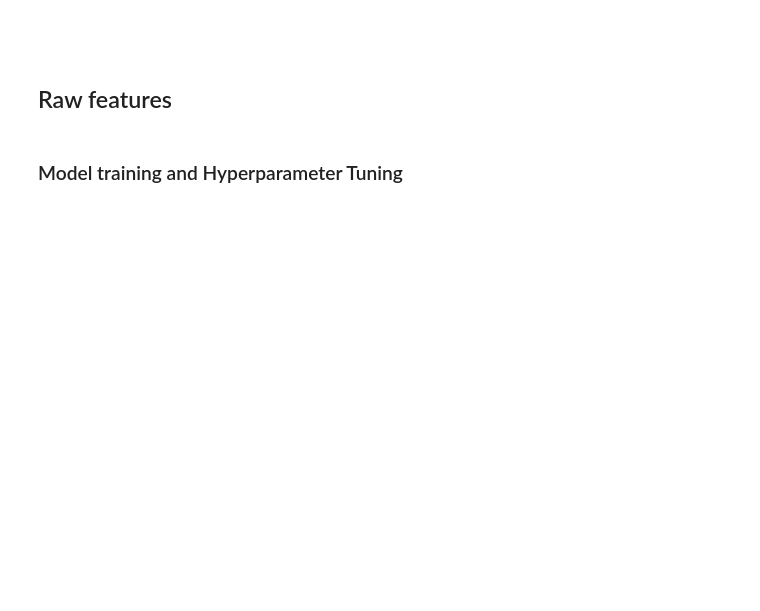
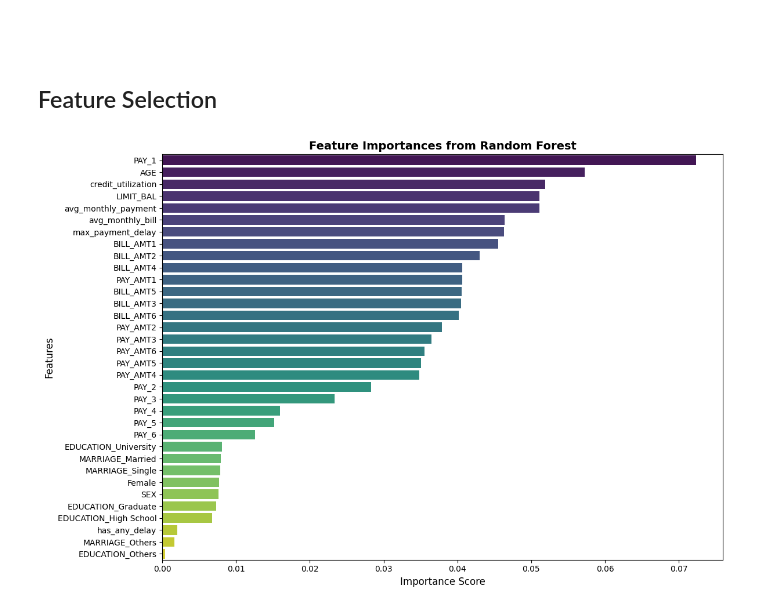
Before and after one commit to guillermoArr/default_credit_prediction, a Jupyter notebook: notebooks/3.1.01-gar-default-classification-models.ipynb, the cells around one changed output. Drawn from its saved outputs; the diff is of its cells as text; code cells hidden in the pictures; blank space fills up the shorter version.

```diff
--- a/notebooks/3.1.01-gar-default-classification-models.ipynb
+++ b/notebooks/3.1.01-gar-default-classification-models.ipynb
@@ -20,16 +20,27 @@ import seaborn as sns
 import sidetable
 
 # Extras
+from datetime import datetime
 import warnings
 warnings.filterwarnings('ignore')
 
 # Modeling
 from sklearn.linear_model import LogisticRegression
+import xgboost as xgb
 from sklearn.ensemble import RandomForestClassifier
 from sklearn.metrics import (
-    classification_report, confusion_matrix, roc_auc_score, roc_curve, accuracy_score, recall_score, f1_score)
+    classification_report, confusion_matrix, roc_auc_score, roc_curve,
+     accuracy_score, recall_score, f1_score, precision_score)
+from scipy.stats import ks_2samp
 import optuna
 from optuna.visualization import plot_optimization_history
+
+import joblib
+import pickle
+import shap
+
+
+RANDOM_STATE = 56
 # %%
 # ---------------------------- Directories
 # Get main directory
@@ -97,7 +121,27 @@ y_val = val['default_payment_next_month']
 
 x_val_scaled = val_scaled.drop('default_payment_next_month', axis = 1)
 y_val_scaled = val_scaled['default_payment_next_month']
-# %% [markdown]
-## Raw features
-# %% [markdown]
-### Model training and Hyperparameter Tuning
+# %% [markdown]
+## Feature Selection
+# %%
+# Train RandomForest for feature importance analysis
+rf_model = RandomForestClassifier(n_estimators=100, random_state=RANDOM_STATE, n_jobs=-1)
+rf_model.fit(x_train, y_train)
+
+# Get feature importances
+feature_importances = pd.DataFrame({
+    'feature': x_train.columns,
+    'importance': rf_model.feature_importances_
+}).sort_values('importance', ascending=False)
+
+# Plot feature importances
+plt.figure(figsize=(12, 8))
+sns.barplot(data=feature_importances, x='importance', y='feature', palette='viridis')
+plt.title('Feature Importances from Random Forest', fontsize=14, fontweight='bold')
+plt.xlabel('Importance Score', fontsize=12)
+plt.ylabel('Features', fontsize=12)
+plt.tight_layout()
+plt.savefig(os.path.join(MODELS_DIR, '' 'feature_importances.png'), dpi=300, bbox_inches='tight')
+plt.show()
+# %% [output]
+[figure, added]
```
Also changed, not shown: parts of 20 cells of this notebook, 21 other files.
